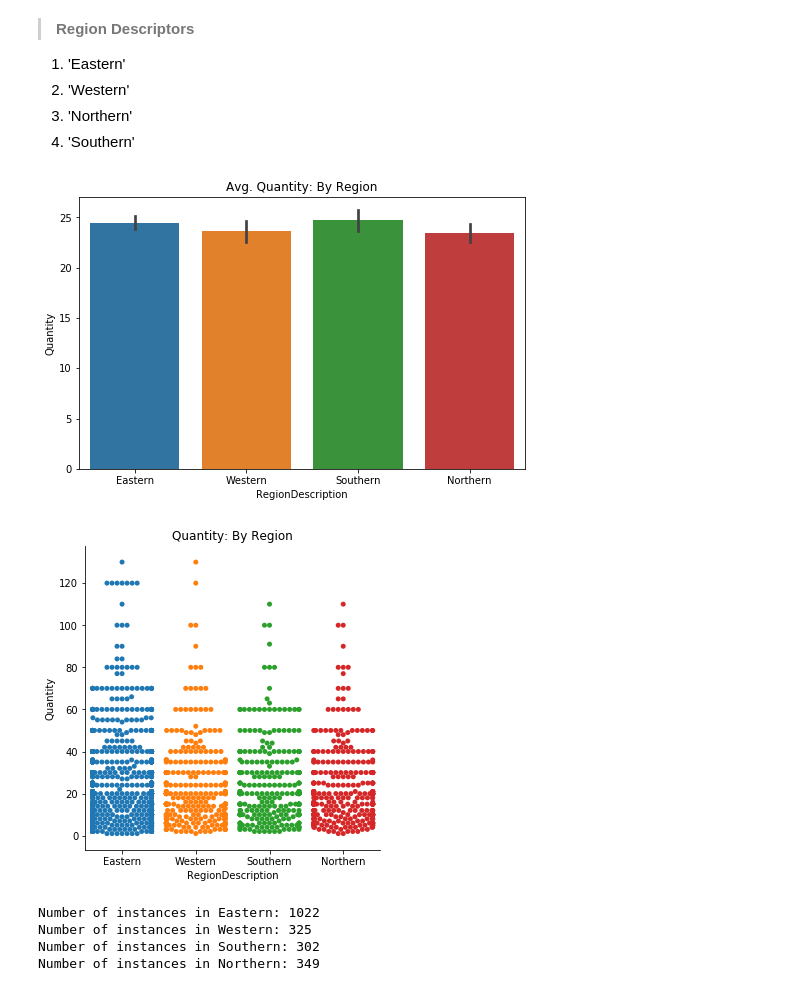
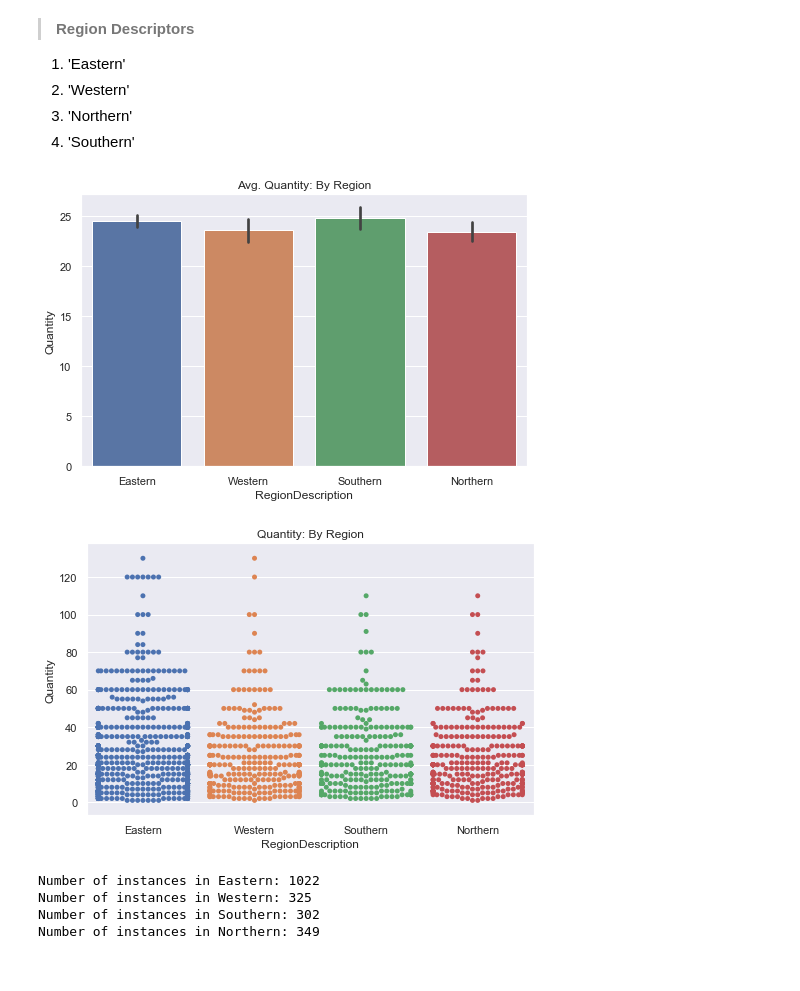
Before and after one commit to dfuller22/Mod3_Project, a Jupyter notebook: Mod3_Proj.ipynb, the cells around one changed output. Drawn from its saved outputs; the diff is of its cells as text; code cells hidden in the pictures.

Commit message:
Updating Notebook
New visualizations and recommendations

```diff
--- a/Mod3_Proj.ipynb
+++ b/Mod3_Proj.ipynb
@@ -177,2 +193,10 @@ ax.legend();
 # %% [markdown]
 > The data looks a lot closer to standard normal. Now I can move forward to test normality.
+# %%
+fig, ax = plt.subplots(figsize=(8,5))
+
+sns.barplot(data=quantVSdisc, y=True, ci=68, ax=ax, alpha=.5, color='y', label='Discounted')
+sns.barplot(data=quantVSdisc, y=False, ci=68, ax=ax, alpha=.7, label='Full Price')
+sns.set(style='darkgrid')
+plt.legend()
+plt.title('Avg. Quantity: Discounted vs Full Price w/o Outliers');
@@ -410,2 +459,10 @@ ax.legend();
 # %% [markdown]
 > Although, if compared to the standard normal distribution, the data is still pretty skewed to the right. I will move forward with testing assumptions.
+# %%
+fig, ax = plt.subplots(figsize=(8,5))
+
+sns.barplot(data=totspentVSdisc, y=True, ci=68, ax=ax, alpha=.5, color='r', label='Discounted')
+sns.barplot(data=totspentVSdisc, y=False, ci=68, ax=ax, alpha=.7, label='Full Price')
+sns.set(style='darkgrid')
+plt.legend()
+plt.title('Avg. TotSpent: Discounted vs Full Price w/o Outliers');
@@ -555,17 +640,17 @@ sns.barplot(data=df3, x='RegionDescription', y='Quantity', ci=68, ax=ax)
 
 plt.title('Avg. Quantity: By Region');
 # %% [output]
-[figure, old version]
+[figure, new version]
 # %%
 # Quick check of differences via swarmplot
 
-#fig, ax = plt.subplots(figsize=(8,5))
+fig, ax = plt.subplots(figsize=(8,5))
 
-sns.catplot(data=df3, x='RegionDescription', y='Quantity', kind='swarm', ci=68)
+sns.swarmplot(data=df3, x='RegionDescription', y='Quantity', ax=ax)
 
 plt.title('Quantity: By Region');
 # %% [output]
-[figure, old version]
+[figure, new version]
 # %%
 quantVSreg = {}
 for item in df3['RegionDescription'].unique():
```
Also changed, not shown: parts of 75 cells of this notebook, 2 other files.
